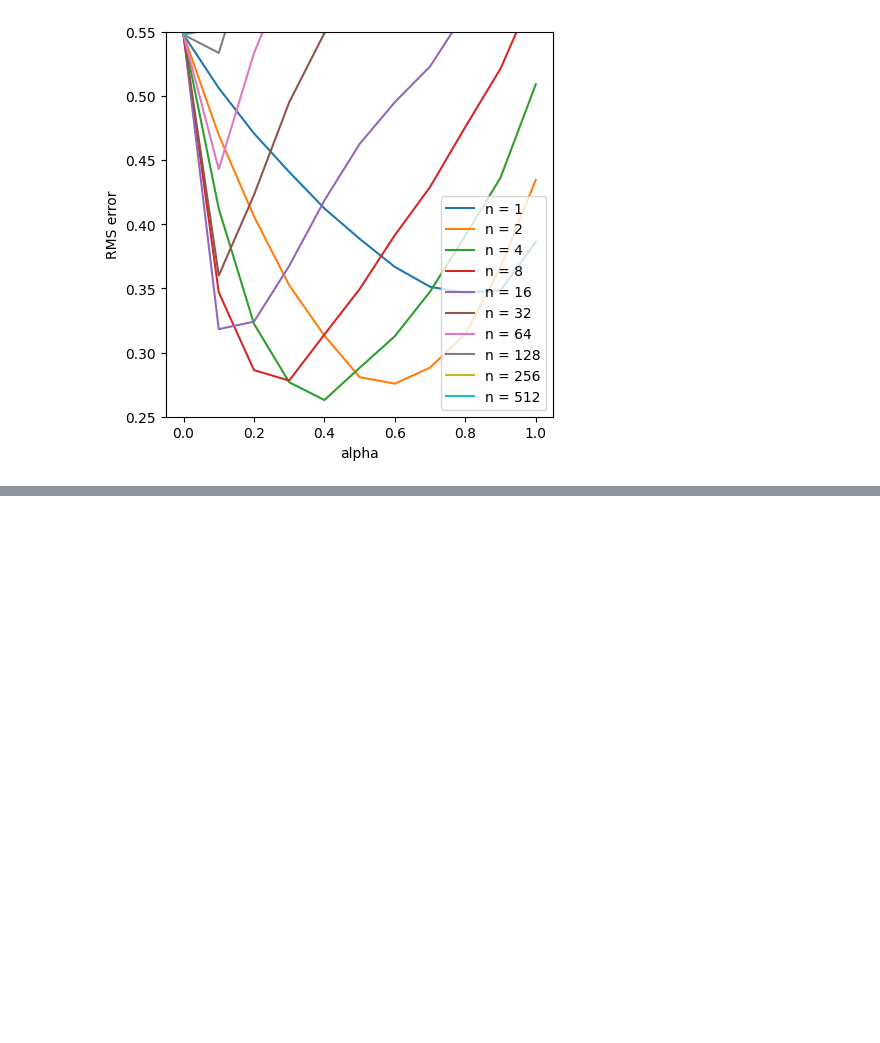
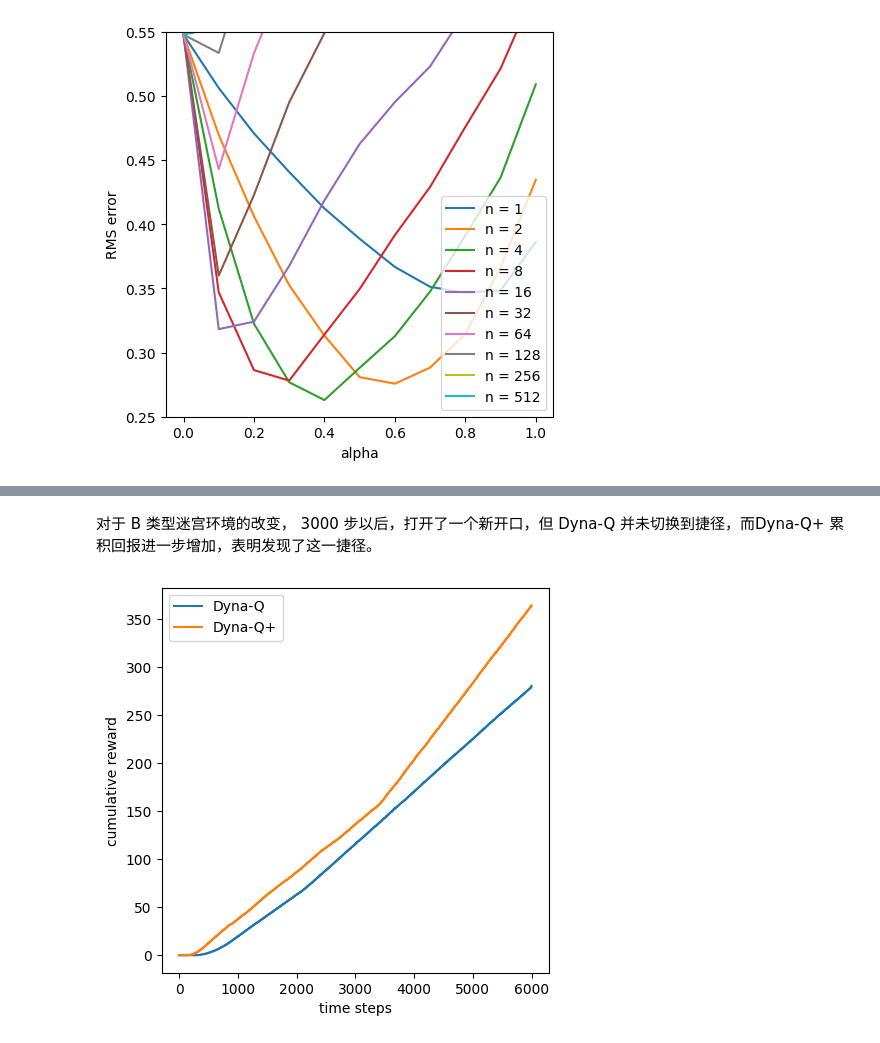
Before and after one commit to richieBao/USDA_special_study, a Jupyter notebook: code/3.9-强化学习.ipynb, the cells around one changed output, grey strips where cells are left out. Cells and saved outputs as stored; diff of their text form; code cells hidden in the pictures; blank space fills up the shorter version.

```diff
--- a/code/3.9-强化学习.ipynb
+++ b/code/3.9-强化学习.ipynb
@@ -1496,0 +1611,6 @@ b
+# %% [markdown]
+对于 B 类型迷宫环境的改变， 3000 步以后，打开了一个新开口，但 Dyna-Q 并未切换到捷径，而Dyna-Q+ 累积回报进一步增加，表明发现了这一捷径。
+# %%
+chapter08.figure_8_5()
+# %% [output]
+[figure, added]
```
Also changed, not shown: parts of 39 cells of this notebook, 11 other files.
